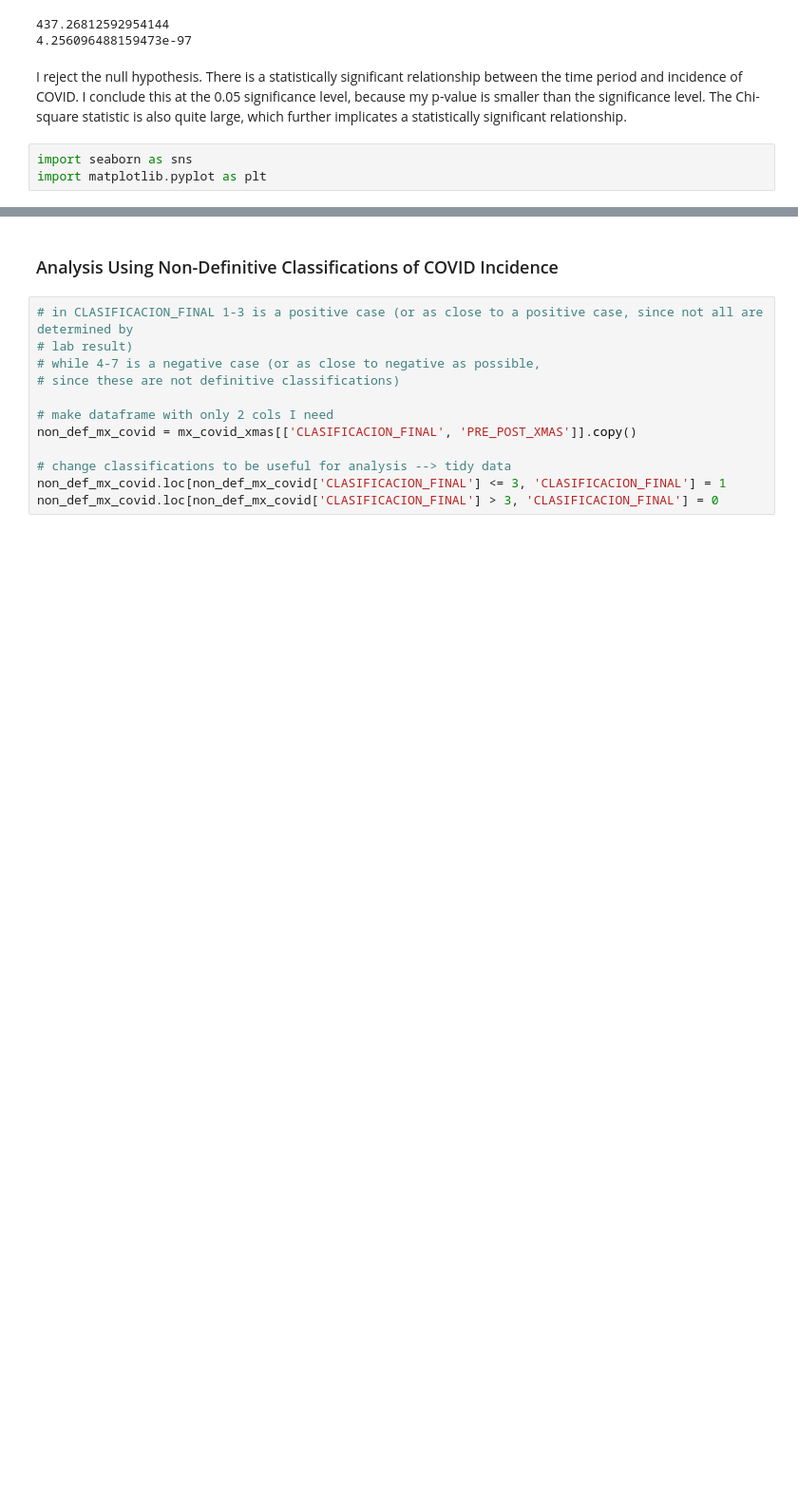
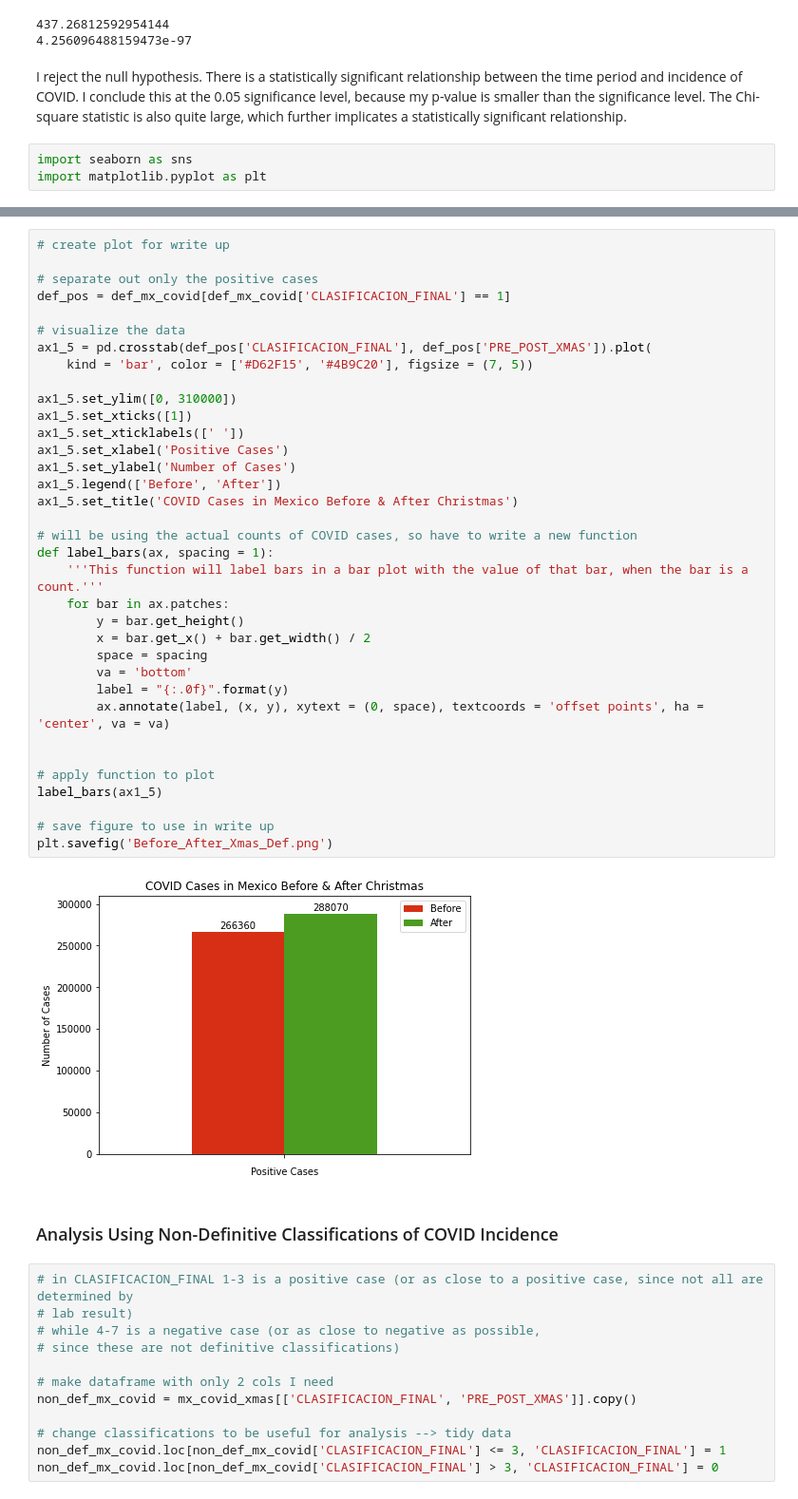
Before and after one commit to keilayb/project-covid, a Jupyter notebook: MX_COVID.ipynb, the cells around one changed output, grey strips where cells are left out. Shown at 95% size. Saved outputs shown, nothing was run; the diff lists cells and outputs as text; blank space fills up the shorter version.

```diff
--- a/MX_COVID.ipynb
+++ b/MX_COVID.ipynb
@@ -261,3 +284,40 @@ plt.show()
+# %%
+# create plot for write up
+
+# separate out only the positive cases
+def_pos = def_mx_covid[def_mx_covid['CLASIFICACION_FINAL'] == 1]
+
+# visualize the data
+ax1_5 = pd.crosstab(def_pos['CLASIFICACION_FINAL'], def_pos['PRE_POST_XMAS']).plot(
+    kind = 'bar', color = ['#D62F15', '#4B9C20'], figsize = (7, 5))
+
+ax1_5.set_ylim([0, 310000])
+ax1_5.set_xticks([1])
+ax1_5.set_xticklabels([' '])
+ax1_5.set_xlabel('Positive Cases')
+ax1_5.set_ylabel('Number of Cases')
+ax1_5.legend(['Before', 'After'])
+ax1_5.set_title('COVID Cases in Mexico Before & After Christmas')
+
+# will be using the actual counts of COVID cases, so have to write a new function
+def label_bars(ax, spacing = 1):
+    '''This function will label bars in a bar plot with the value of that bar, when the bar is a count.'''
+    for bar in ax.patches:
+        y = bar.get_height()
+        x = bar.get_x() + bar.get_width() / 2
+        space = spacing
+        va = 'bottom'
+        label = "{:.0f}".format(y)
+        ax.annotate(label, (x, y), xytext = (0, space), textcoords = 'offset points', ha = 'center', va = va)
+
+
+# apply function to plot
+label_bars(ax1_5)
+
+# save figure to use in write up
+plt.savefig('Before_After_Xmas_Def.png')
+# %% [output]
+[figure, added]
 # %% [markdown]
 ### Analysis Using Non-Definitive Classifications of COVID Incidence
 # %%
```
Also changed, not shown: parts of 8 cells of this notebook, 3 other files.
